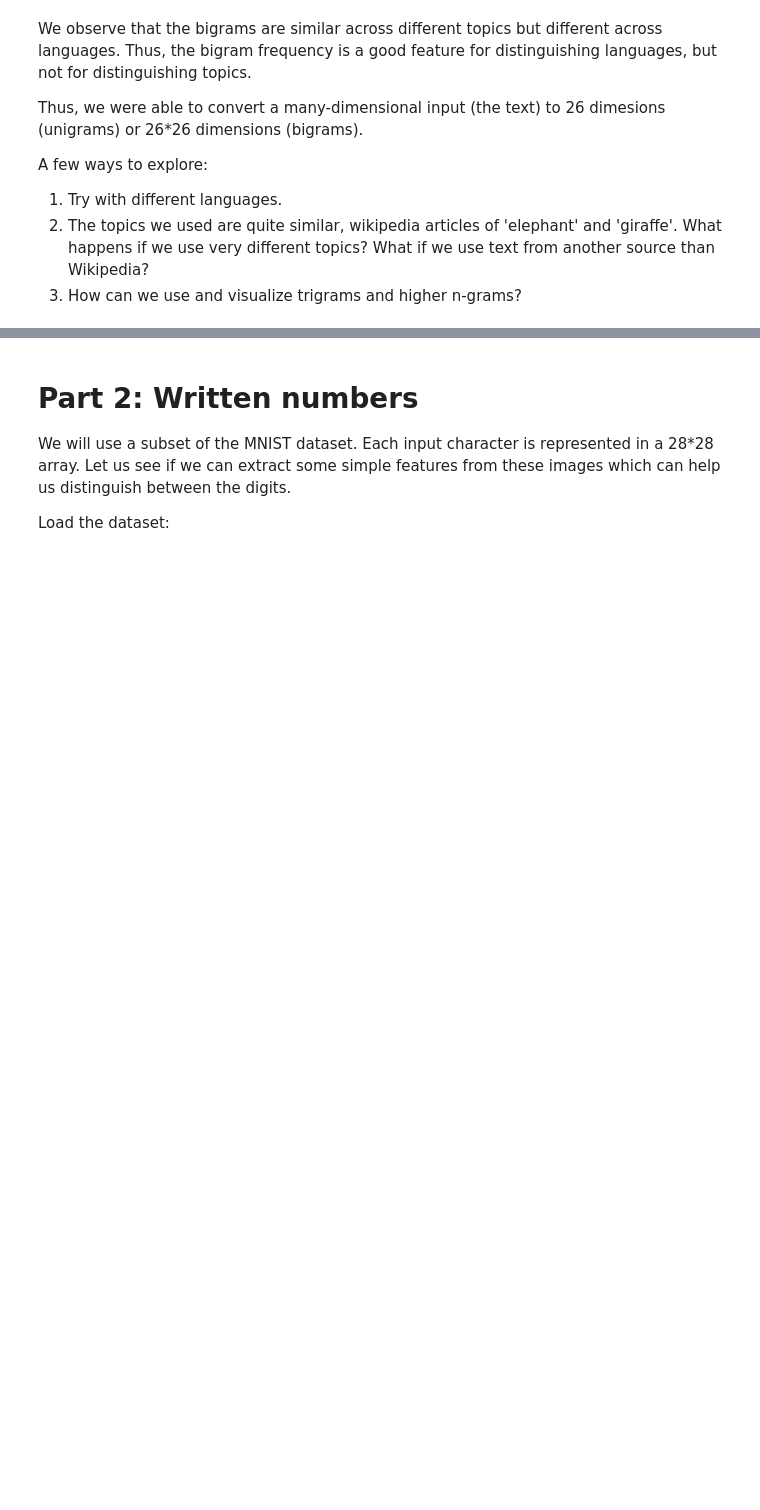
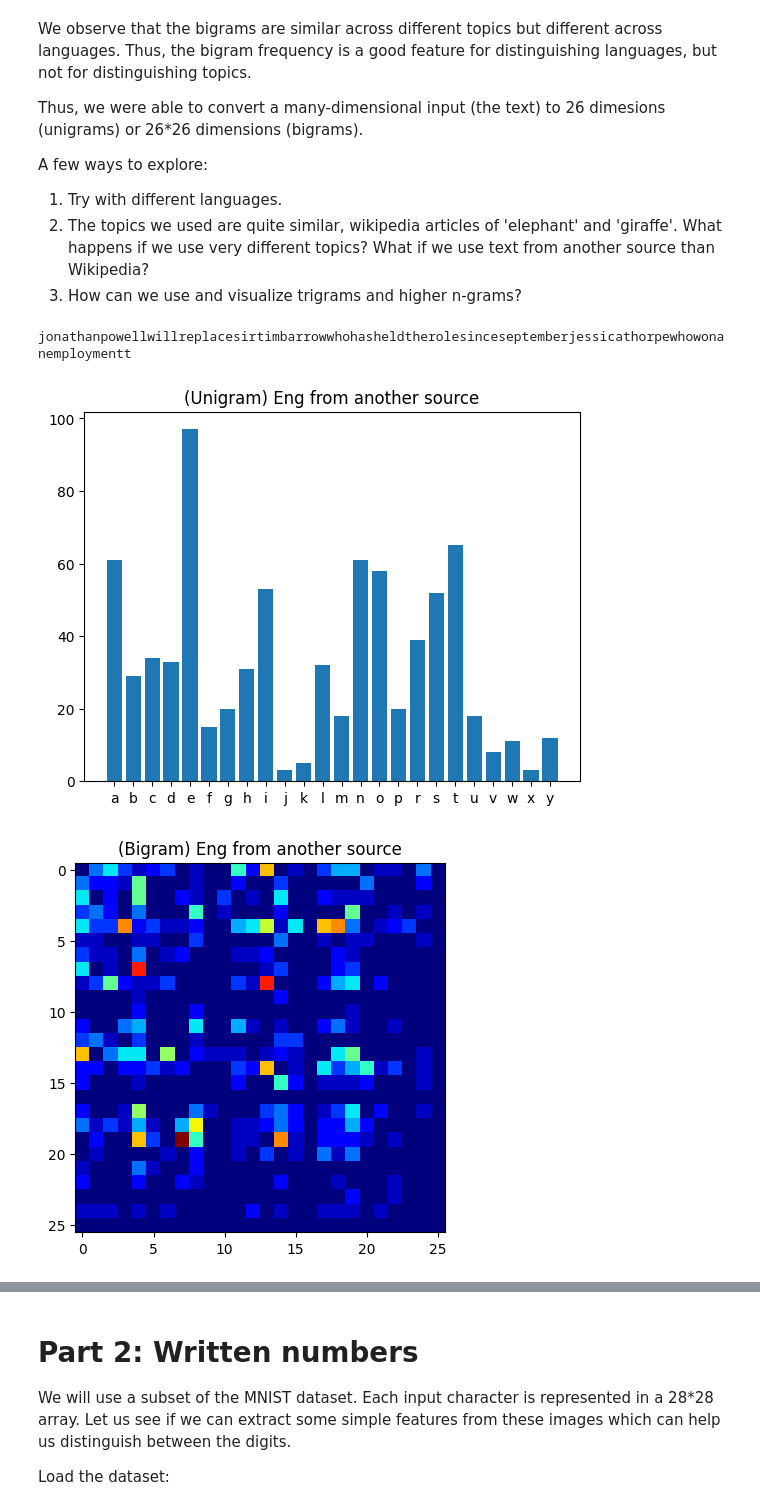
Before and after one commit to Shresth-Agarwal/FMML_Project_And_Labs, a Jupyter notebook: AIML_Module_01_Lab_01_Features.ipynb, the cells around one changed output, grey strips where cells are left out. Saved outputs shown, nothing was run; the diff lists cells and outputs as text; code cells hidden in the pictures; blank space fills up the shorter version.

```diff
--- a/AIML_Module_01_Lab_01_Features.ipynb
+++ b/AIML_Module_01_Lab_01_Features.ipynb
@@ -231,3 +232,48 @@ A few ways to explore:
 1. Try with different languages.
 2. The topics we used are quite similar, wikipedia articles of 'elephant' and 'giraffe'. What happens if we use very different topics? What if we use text from another source than Wikipedia?
 3. How can we use and visualize trigrams and higher n-grams?
+# %%
+from bs4 import BeautifulSoup
+from googletrans import Translator
+import requests
+
+def extract_text_from_website(url):
+    response = requests.get(url)
+    soup = BeautifulSoup(response.content, "html.parser")
+    text = ' '.join(p.get_text() for p in soup.find_all("p"))
+    return cleanup(text)
+
+url = "https://www.bbc.com/news/world-us-canada-67352797"
+eng = extract_text_from_website(url)
+print(eng[:100])
+
+unigram_eng = Counter(ngrams(eng,1))
+plothistogram(unigram_eng)
+plt.title("(Unigram) Eng from another source")
+plt.show()
+
+bigram_eng = Counter(ngrams(eng,2))
+bieng = plotbihistogram(bigram_eng)
+plt.title("(Bigram) Eng from another source")
+plt.show()
+ShowTopN(bieng)
+
+#Now for another lang
+translator = Translator()
+es = translator.translate(eng, dest='es').text
+print(es[:100])
+
+unigram_es = Counter(ngrams(es,1))
+plothistogram(unigram_es)
+plt.title("(Unigram) Spanish from another source")
+plt.show()
+
+bigram_es = Counter(ngrams(es,2))
+bieng = plotbihistogram(bigram_es)
+plt.title("(Bigram) Spanish from another source")
+plt.show()
+ShowTopN(bieng)
+# %% [output]
+jonathanpowellwillreplacesirtimbarrowwhohasheldtherolesinceseptemberjessicathorpewhowonanemploymentt
+[figure, added]
+[figure, added]
```
Also changed, not shown: parts of 2 cells of this notebook.
